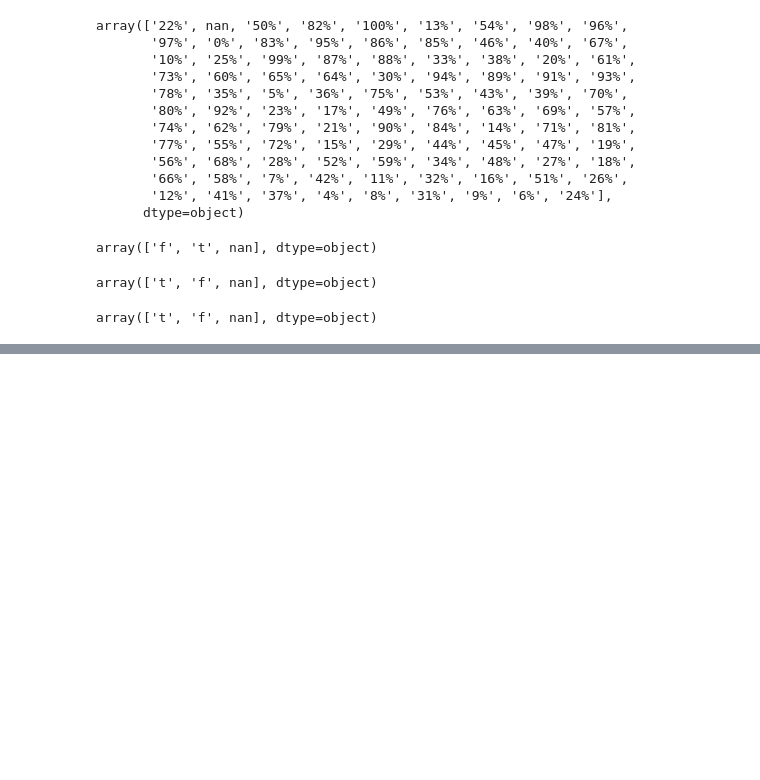
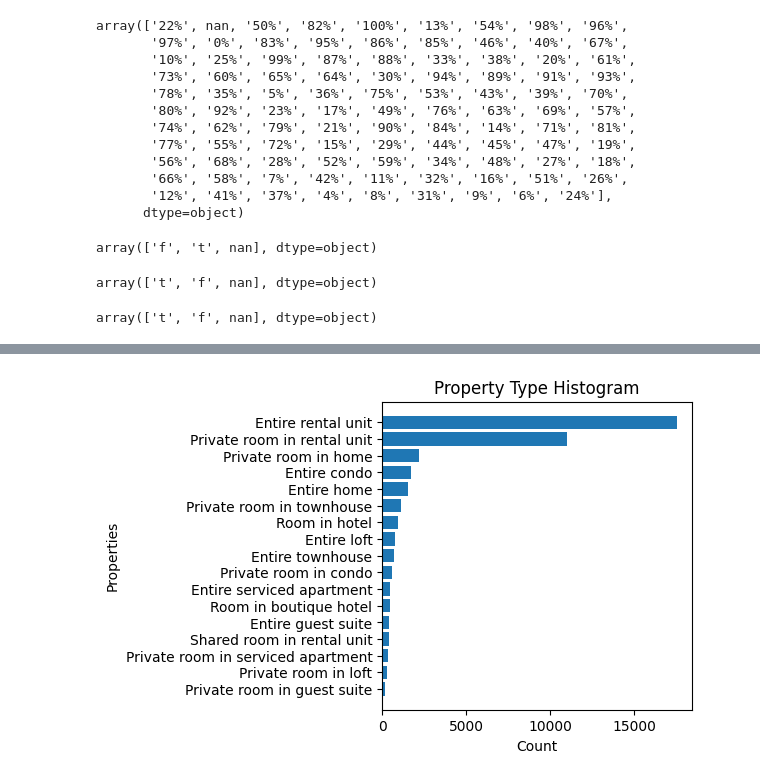
Before and after one commit to akshi-saxena/airbnb-price-prediction, a Jupyter notebook: Airbnb_Price_Prediction.ipynb, the cells around one changed output, grey strips where cells are left out. Drawn from its saved outputs; the diff is of its cells as text; code cells hidden in the pictures; blank space fills up the shorter version.

```diff
--- a/Airbnb_Price_Prediction.ipynb
+++ b/Airbnb_Price_Prediction.ipynb
@@ -14,7 +14,7 @@ Drive already mounted at /content/drive; to attempt to forcibly remount, call dr
 # %%
 import pandas as pd
 
-file_path = '/content/drive/MyDrive/DS5110 IDMP/listings.csv'
+file_path = '/content/drive/MyDrive/DS5110 IDMP/data/listings.csv'
 raw_price_data = pd.read_csv(file_path)
 raw_price_data.head()
 # %% [output]
@@ -77,9 +90,8 @@ Scraping information is also not relevant for this particular problem.
 # %%
 cols = ['id', 'name',
         'host_response_time', 'host_response_rate', 'host_acceptance_rate',
-        'host_is_superhost', 'host_listings_count',
-        'host_total_listings_count', 'host_verifications',
-        'host_has_profile_pic', 'host_identity_verified', 'neighbourhood',
+        'host_is_superhost', 'host_verifications',
+        'host_has_profile_pic', 'host_identity_verified',
         'neighbourhood_cleansed', 'neighbourhood_group_cleansed', 'latitude',
         'longitude', 'property_type', 'room_type', 'accommodates', 'bathrooms_text', 'bathrooms',
         'bedrooms', 'beds', 'amenities', 'price',
@@ -139,7 +151,7 @@ array([nan, '41662/AL'], dtype=object)
 # %% [markdown]
 So we can drop the columns - calendar_updated and bathrooms - as they are all/mostly null.
 # %%
-filtered_data.drop(columns=['calendar_updated', 'bathrooms', 'license', 'host_neighbourhood'], inplace=True)
+filtered_data.drop(columns=['calendar_updated', 'bathrooms', 'license'], inplace=True)
 # %%
 filtered_data.dtypes
 # %% [output]
@@ -215,0 +370,27 @@ array(["['email', 'phone', 'work_email']", "['email', 'phone']",
+# %%
+import matplotlib.pyplot as plt
+%matplotlib inline
+
+def histogram_plot(title, data, thresh=0):
+
+  data = data.value_counts()[data.value_counts() > thresh]
+
+  x = list(data.keys())
+  x = x[::-1]
+
+  y = list(data)
+  y = y[::-1]
+
+  fig, ax = plt.subplots(1, 1)
+
+  plt.barh(x,y)
+  plt.title(title)
+
+  return fig, ax
+# %%
+fig, ax = histogram_plot('Property Type Histogram', filtered_data['property_type'], thresh=100)
+fig.set_size_inches(4, 4)
+ax.set_xlabel('Count')
+ax.set_ylabel('Properties');
+# %% [output]
+[figure, added]
```
Also changed, not shown: parts of 35 cells of this notebook.
